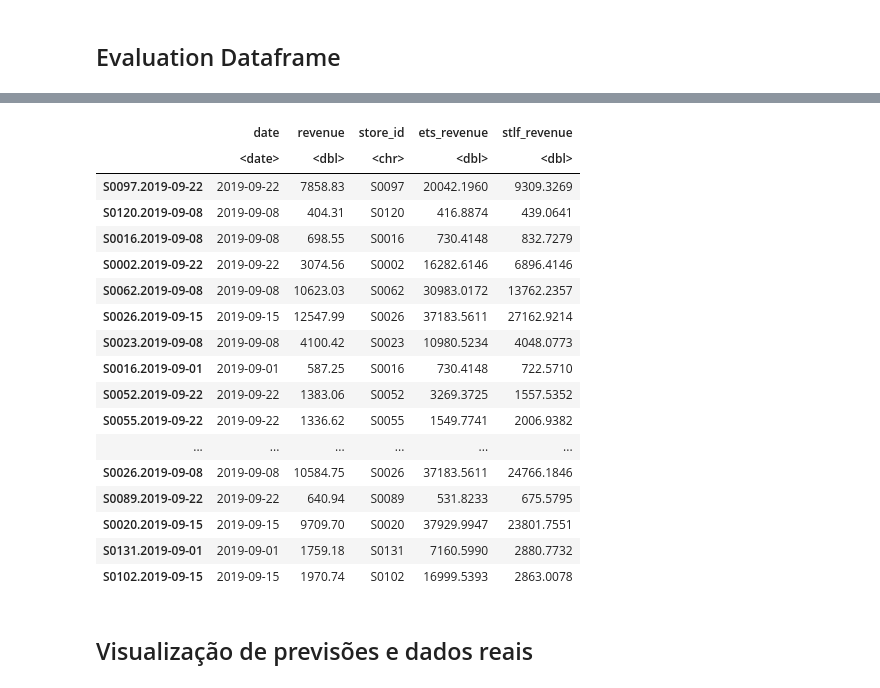
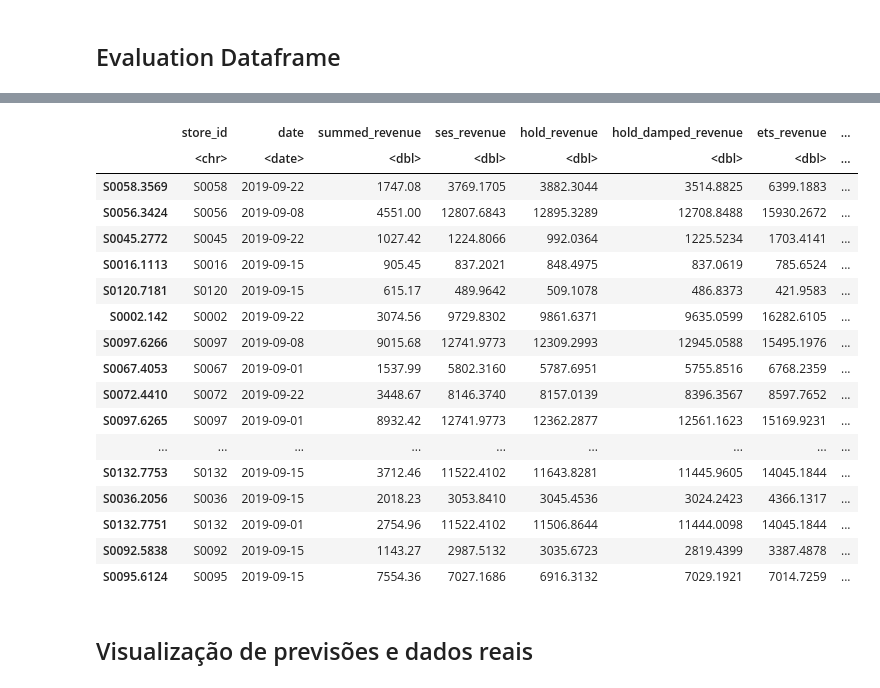
Before and after one commit to E-man85/projectII, a Jupyter notebook: modeling/etsModels.ipynb, the cells around one changed output, grey strips where cells are left out. Saved outputs shown, nothing was run; the diff lists cells and outputs as text; code cells hidden in the pictures.

```diff
--- a/modeling/etsModels.ipynb
+++ b/modeling/etsModels.ipynb
@@ -8,8 +8,9 @@ library(ggplot2)
 library(forecast)
 library(tidyverse)
 # %%
-path <- "C:/Users/Egomes/Desktop/PG_Analytics_Data_science_empresarial/Isla_gaia/14-ProjetoII/projetoII/dataStaging/forecastRevenue.csv"
+path <- "https://raw.githubusercontent.com/E-man85/projectII/main/dataStaging/grainWeekMultipleVariables.csv"
 df <- read.csv(path)
+df <- df[, c('store_id','date', 'summed_revenue')]
 rm(path)
 head(df)
 str(df)
@@ -153,14 +263,0 @@ length(ts_real)
-# %%
-# Model ETS (Error, Trend, Seasonality)
-
-# Armazenar previsões ets model
-ets_prev <- list()
-
-# Loop
-for (ts in names(ts_train)){
-    data <- ts_train[[ts]]
-    data <- tail(data, 24)
-    model_ets <- forecast(ets(data), h = 5)
-    ets_prev[[ts]] <- model_ets$mean
-}
-length(ets_prev)
@@ -282,28 +381,44 @@ plot(predict_stlf_model,
 # %%
 # Criar dataframe com resultados reais
 prev <- do.call(rbind, df_test)
-
 # Inserir o nome dos dataframes como uma coluna chamada "store_id"
 prev$store_id <- rep(names(df_test), sapply(df_test, nrow))
-
+# criar dataframe com os resultados ses
+result <- do.call(rbind, ses_prev)
+store_id <-names(ses_prev)
+# Combinação do índice com a matriz
+result_ses <- data.frame(store_id = store_id, result)
+result_ses <- result_ses %>% pivot_longer(cols = -store_id, names_to = "prev", values_to = "ses_revenue")
+# criar dataframe com os resultados hold
+result <- do.call(rbind, holt_prev)
+store_id <-names(holt_prev)
+# Combinação do índice com a matriz
+result_hold <- data.frame(store_id = store_id, result)
+result_hold <- result_hold %>% pivot_longer(cols = -store_id, names_to = "prev", values_to = "hold_revenue")
+# criar dataframe com os resultados hold_damped
+result <- do.call(rbind, holt_damped_prev)
+store_id <-names(holt_damped_prev)
+# Combinação do índice com a matriz
+result_hold_damped <- data.frame(store_id = store_id, result)
+result_hold_damped <- result_hold_damped %>% pivot_longer(cols = -store_id, names_to = "prev", values_to = "hold_damped_revenue")
 # criar dataframe com os resultados ets
 result <- do.call(rbind, ets_prev)
 store_id <-names(ets_prev)
 # Combinação do índice com a matriz
 result_ets <- data.frame(store_id = store_id, result)
 result_ets <- result_ets %>% pivot_longer(cols = -store_id, names_to = "prev", values_to = "ets_revenue")
-
 # criar dataframe com os resultados lm
 result <- do.call(rbind, stlf_prev)
 store_id <-names(stlf_prev)
 # Combinação do índice com a matriz
 result_stlf <- data.frame(store_id = store_id, result)
 result_stlf <- result_stlf %>% pivot_longer(cols = -store_id, names_to = "prev", values_to = "stlf_revenue")
-
 # Juntar resultados no dataframe prev
+prev$ses_revenue <- result_ses$ses_revenue
+prev$hold_revenue <- result_hold$hold_revenue
+prev$hold_damped_revenue <- result_hold_damped$hold_damped_revenue
 prev$ets_revenue <- result_ets$ets_revenue
 prev$stlf_revenue <- result_stlf$stlf_revenue
-
 # Ver 20 linhas aleatórias
 prev %>% sample_n(20)
 # %% [output]
@@ -311,21 +426,21 @@ A data.frame: 20 × 5
-|  | date | revenue | store_id | ets_revenue | stlf_revenue |
-|  | <date> | <dbl> | <chr> | <dbl> | <dbl> |
-| S0097.2019-09-22 | 2019-09-22 | 7858.83 | S0097 | 20042.1960 | 9309.3269 |
-| S0120.2019-09-08 | 2019-09-08 | 404.31 | S0120 | 416.8874 | 439.0641 |
-| S0016.2019-09-08 | 2019-09-08 | 698.55 | S0016 | 730.4148 | 832.7279 |
-| S0002.2019-09-22 | 2019-09-22 | 3074.56 | S0002 | 16282.6146 | 6896.4146 |
-| S0062.2019-09-08 | 2019-09-08 | 10623.03 | S0062 | 30983.0172 | 13762.2357 |
-| S0026.2019-09-15 | 2019-09-15 | 12547.99 | S0026 | 37183.5611 | 27162.9214 |
-| S0023.2019-09-08 | 2019-09-08 | 4100.42 | S0023 | 10980.5234 | 4048.0773 |
-| S0016.2019-09-01 | 2019-09-01 | 587.25 | S0016 | 730.4148 | 722.5710 |
-| S0052.2019-09-22 | 2019-09-22 | 1383.06 | S0052 | 3269.3725 | 1557.5352 |
-| S0055.2019-09-22 | 2019-09-22 | 1336.62 | S0055 | 1549.7741 | 2006.9382 |
-| ... | ... | ... | ... | ... | ... |
-| S0026.2019-09-08 | 2019-09-08 | 10584.75 | S0026 | 37183.5611 | 24766.1846 |
-| S0089.2019-09-22 | 2019-09-22 | 640.94 | S0089 | 531.8233 | 675.5795 |
-| S0020.2019-09-15 | 2019-09-15 | 9709.70 | S0020 | 37929.9947 | 23801.7551 |
-| S0131.2019-09-01 | 2019-09-01 | 1759.18 | S0131 | 7160.5990 | 2880.7732 |
-| S0102.2019-09-15 | 2019-09-15 | 1970.74 | S0102 | 16999.5393 | 2863.0078 |
+|  | store_id | date | summed_revenue | ses_revenue | hold_revenue | hold_damped_revenue | ets_revenue | ... |
+|  | <chr> | <date> | <dbl> | <dbl> | <dbl> | <dbl> | <dbl> | ... |
+| S0058.3569 | S0058 | 2019-09-22 | 1747.08 | 3769.1705 | 3882.3044 | 3514.8825 | 6399.1883 | ... |
+| S0056.3424 | S0056 | 2019-09-08 | 4551.00 | 12807.6843 | 12895.3289 | 12708.8488 | 15930.2672 | ... |
+| S0045.2772 | S0045 | 2019-09-22 | 1027.42 | 1224.8066 | 992.0364 | 1225.5234 | 1703.4141 | ... |
+| S0016.1113 | S0016 | 2019-09-15 | 905.45 | 837.2021 | 848.4975 | 837.0619 | 785.6524 | ... |
+| S0120.7181 | S0120 | 2019-09-15 | 615.17 | 489.9642 | 509.1078 | 486.8373 | 421.9583 | ... |
+| S0002.142 | S0002 | 2019-09-22 | 3074.56 | 9729.8302 | 9861.6371 | 9635.0599 | 16282.6105 | ... |
+| S0097.6266 | S0097 | 2019-09-08 | 9015.68 | 12741.9773 | 12309.2993 | 12945.0588 | 15495.1976 | ... |
+| S0067.4053 | S0067 | 2019-09-01 | 1537.99 | 5802.3160 | 5787.6951 | 5755.8516 | 6768.2359 | ... |
+| S0072.4410 | S0072 | 2019-09-22 | 3448.67 | 8146.3740 | 8157.0139 | 8396.3567 | 8597.7652 | ... |
+| S0097.6265 | S0097 | 2019-09-01 | 8932.42 | 12741.9773 | 12362.2877 | 12561.1623 | 15169.9231 | ... |
+| ... | ... | ... | ... | ... | ... | ... | ... | ... |
+| S0132.7753 | S0132 | 2019-09-15 | 3712.46 | 11522.4102 | 11643.8281 | 11445.9605 | 14045.1844 | ... |
+| S0036.2056 | S0036 | 2019-09-15 | 2018.23 | 3053.8410 | 3045.4536 | 3024.2423 | 4366.1317 | ... |
+| S0132.7751 | S0132 | 2019-09-01 | 2754.96 | 11522.4102 | 11506.8644 | 11444.0098 | 14045.1844 | ... |
+| S0092.5838 | S0092 | 2019-09-15 | 1143.27 | 2987.5132 | 3035.6723 | 2819.4399 | 3387.4878 | ... |
+| S0095.6124 | S0095 | 2019-09-15 | 7554.36 | 7027.1686 | 6916.3132 | 7029.1921 | 7014.7259 | ... |
 # %% [markdown]
 ## Visualização de previsões e dados reais
 # %%
```
Also changed, not shown: parts of 40 cells of this notebook.
